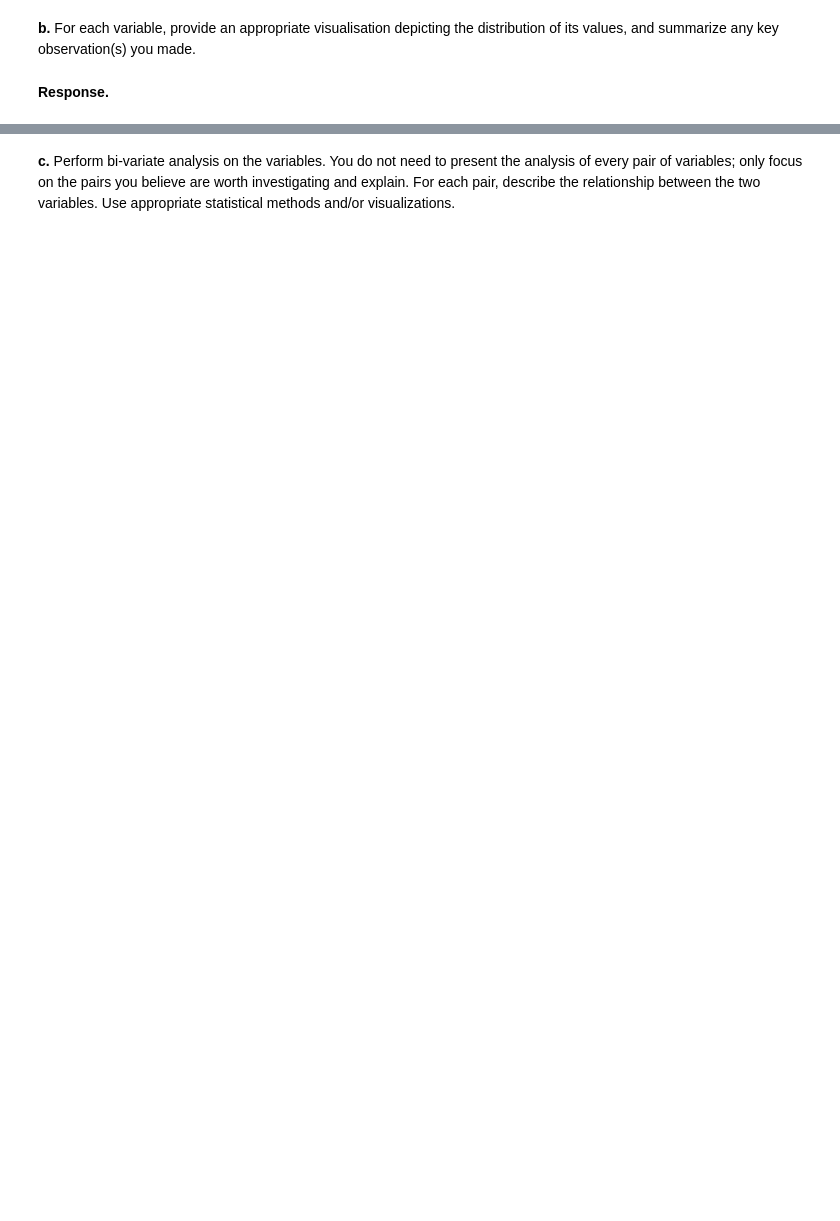
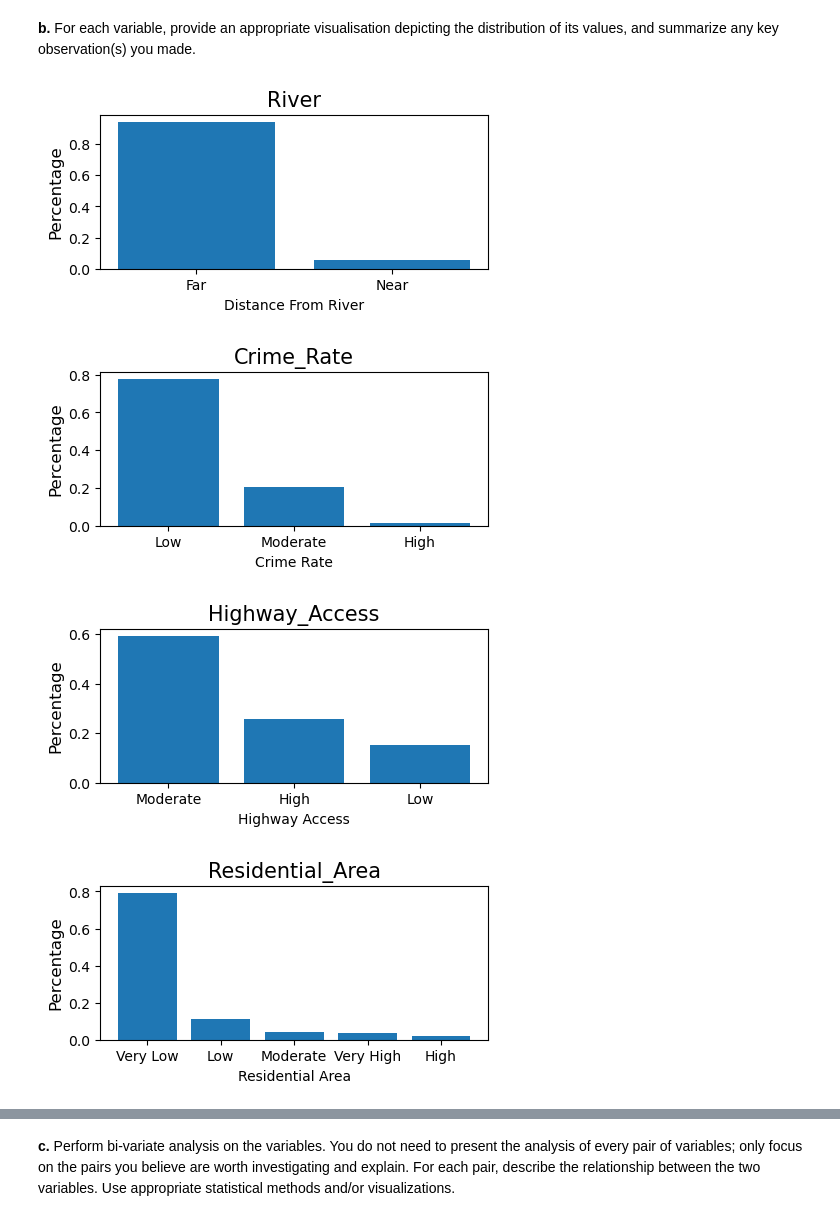
Before and after one commit to miniminhanh/CS105-project, a Jupyter notebook: CS105 Project Submission (Final) 2026.ipynb, the cells around one changed output, grey strips where cells are left out. Drawn from its saved outputs; the diff is of its cells as text; code cells hidden in the pictures; blank space fills up the shorter version.

```diff
--- a/CS105 Project Submission (Final) 2026.ipynb
+++ b/CS105 Project Submission (Final) 2026.ipynb
@@ -61,0 +204,15 @@ Include both Part I and Part II to produce a self-contained notebook. You may fi
+# %%
+# encoding "River" to "0" (Near) and "1" (Far)
+encoding = {"Near":0, "Far":1}
+df["River_Encoded"] = df["River"].map(encoding)
+
+# encoding "Crime_Rate" and "Highway_Access" to "0" (Low), "1" (Moderate) and "2" (High)
+encoding = {"Low": 0, "Moderate":1, "High": 2}
+df["Crime_Rate_Encoded"] = df["Crime_Rate"].map(encoding)
+df["Highway_Access_Encoded"] = df["Highway_Access"].map(encoding)
+
+# encoding "Residential_Area" to "0" (Very Low), "1" (Low), "2" (Moderate), "3" (High), "4" (Very High)
+encoding = {"Very Low": 0, "Low": 1, "Moderate": 2, "High": 3, "Very High": 4}
+df["Residential_Area_Encoded"] = df["Residential_Area"].map(encoding)
+
+df
@@ -68,4 +283,59 @@ Include both Part I and Part II to produce a self-contained notebook. You may fi
 # %% [markdown]
 **b.** For each variable, provide an appropriate visualisation depicting the distribution of its values, and summarize any key observation(s) you made.
-# %% [markdown]
-**Response.**
+# %%
+df["River"] = df["River"].astype(str)
+data = df["River"].value_counts(normalize=True)
+
+xs = data.index
+ys = data
+
+plt.figure(figsize=(5,2))
+plt.bar(xs, ys)
+plt.title("River", fontsize=15)
+plt.xlabel("Distance From River")
+plt.ylabel("Percentage", fontsize=12)
+plt.show()
+
+df["Crime_Rate"] = df["Crime_Rate"].astype(str)
+data = df["Crime_Rate"].value_counts(normalize=True)
+
+xs = data.index
+ys = data
+
+plt.figure(figsize=(5,2))
+plt.bar(xs, ys)
+plt.title("Crime_Rate", fontsize=15)
+plt.xlabel("Crime Rate")
+plt.ylabel("Percentage", fontsize=12)
+plt.show()
+
+df["Highway_Access"] = df["Highway_Access"].astype(str)
+data = df["Highway_Access"].value_counts(normalize=True)
+
+xs = data.index
+ys = data
+
+plt.figure(figsize=(5,2))
+plt.bar(xs, ys)
+plt.title("Highway_Access", fontsize=15)
+plt.xlabel("Highway Access")
+plt.ylabel("Percentage", fontsize=12)
+plt.show()
+
+df["Residential_Area"] = df["Residential_Area"].astype(str)
+data = df["Residential_Area"].value_counts(normalize=True)
+
+xs = data.index
+ys = data
+
+plt.figure(figsize=(5,2))
+plt.bar(xs, ys)
+plt.title("Residential_Area", fontsize=15)
+plt.xlabel("Residential Area")
+plt.ylabel("Percentage", fontsize=12)
+plt.show()
+# %% [output]
+[figure, added]
+[figure, added]
+[figure, added]
+[figure, added]
```
Also changed, not shown: parts of 63 cells of this notebook.
